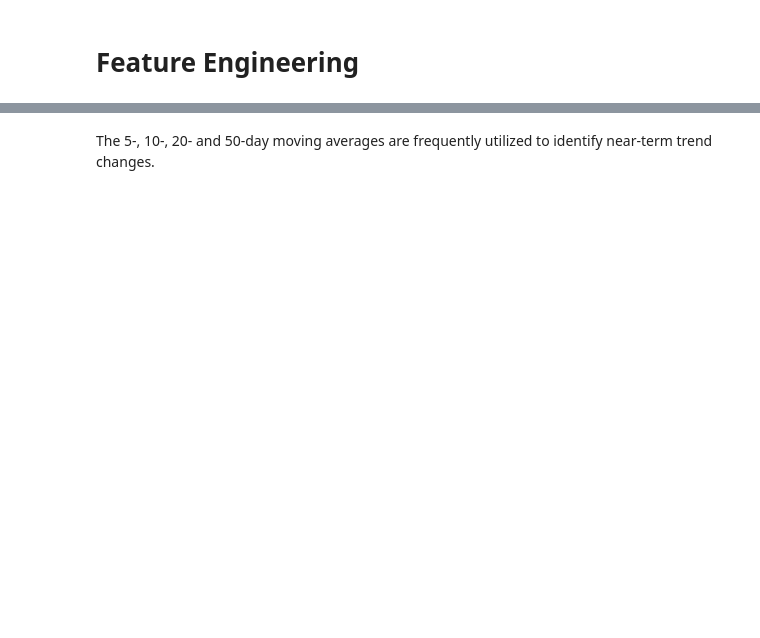
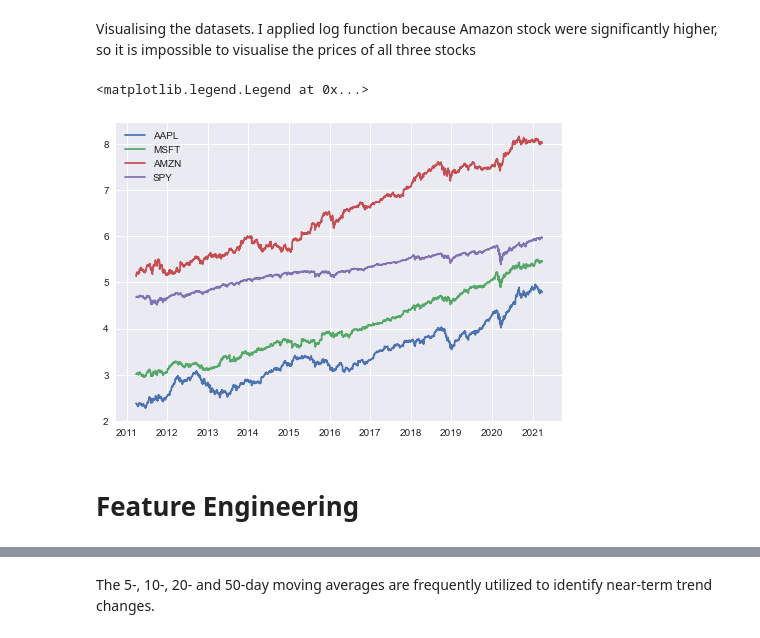
Before and after one commit to es-g/stock_price_indicator, a Jupyter notebook: Stock_price_predictor.ipynb, the cells around one changed output, grey strips where cells are left out. Saved outputs shown, nothing was run; the diff lists cells and outputs as text; code cells hidden in the pictures; blank space fills up the shorter version.

```diff
--- a/Stock_price_predictor.ipynb
+++ b/Stock_price_predictor.ipynb
@@ -23,4 +56,4 @@ import datetime as dt
 # %%
-tickers = ['AAPL', 'MSFT', 'AMZN']
-df = yf.download(tickers, period='5y', auto_adjust=True, group_by='ticker')
+tickers = ['AAPL', 'MSFT', 'AMZN', 'SPY']
+df = yf.download(tickers, period='10y', auto_adjust=True, group_by='ticker')
 df.head(200)
@@ -30,12 +76,0 @@ pl.plot_candle_chart(df)
-# %%
-for period in [5, 10, 20, 50, 100, 200]:
-    df['SMA_{}'.format(str(period))] = ti.simple_ma(df['Adj Close'], period=period)
-    df['EMA_{}'.format(str(period))] = ti.exp_ma(df['Adj Close'], period=period)
-
-
-plt.figure(figsize=(20,10))
-plt.plot(df['EMA_50'], label='50-day EMA')
-plt.plot(df['EMA_200'], label='200-day EMA')
-plt.plot(df['Adj Close'], label='Adj Close', linewidth=1)
-plt.legend()
-plt.show()
@@ -48,2 +77,13 @@ df_test = df[int(df.shape[0]*0.7):]
+# %% [markdown]
+Visualising the datasets. I applied log function because Amazon stock were significantly higher, so it is impossible to visualise the prices of all three stocks
+# %%
+for ticker in tickers:
+    plt.plot(df[ticker]['Close'].apply(np.log), label=ticker)
+
+plt.legend()
+# %% [output]
+<matplotlib.legend.Legend at 0x...>
+[figure, added]
 # %% [markdown]
-# Feature Engineering
+
+# Feature Engineering <a name="feature-eng"></a>
```
Also changed, not shown: parts of 50 cells of this notebook.
